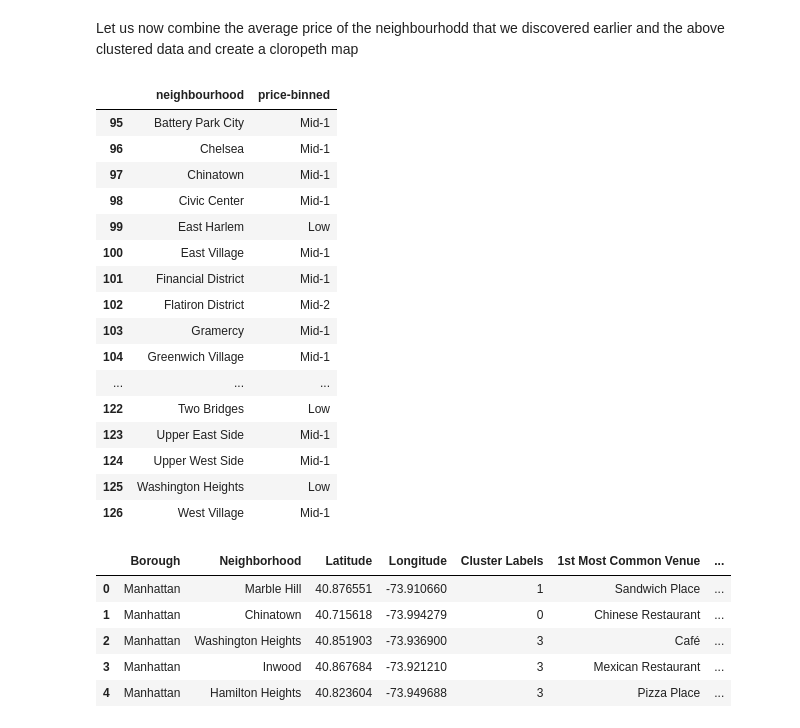
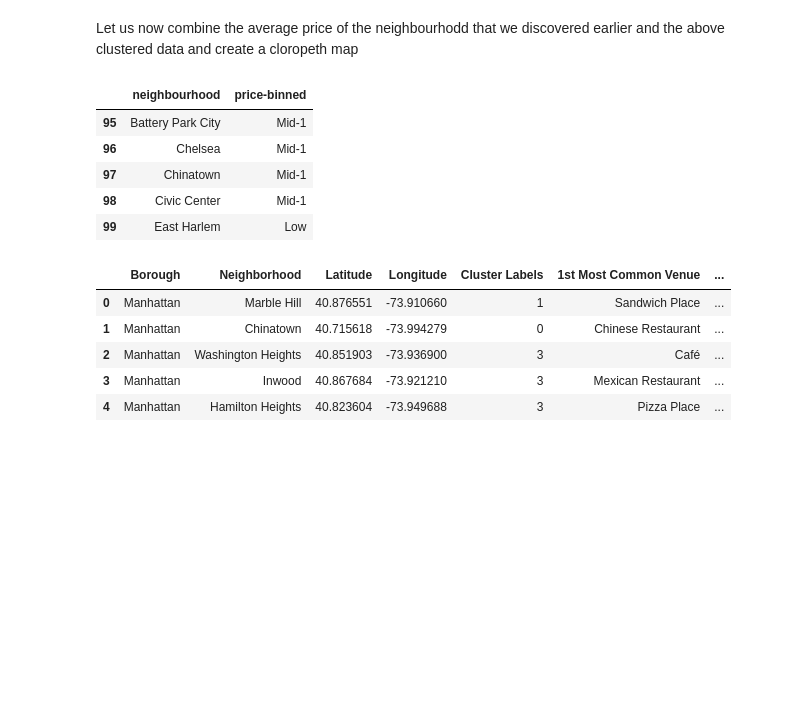
Before and after one commit to Amrutha2509/Coursera_Capstone, a Jupyter notebook: Exploring Airbnb's price for various listings in the neighborhood of New York city.ipynb, the cells around one changed output. Cells and saved outputs as stored; diff of their text form; code cells hidden in the pictures; blank space fills up the shorter version.

```diff
--- a/Exploring Airbnb's price for various listings in the neighborhood of New York city.ipynb
+++ b/Exploring Airbnb's price for various listings in the neighborhood of New York city.ipynb
@@ -897,25 +907,14 @@ cloropeth map
 # %%
 final = df_group[df_group['neighbourhood_group']=='Manhattan']
 final =final[['neighbourhood','price-binned']]
-final
+final.head()
 # %% [output]
 |  | neighbourhood | price-binned |
 | 95 | Battery Park City | Mid-1 |
 | 96 | Chelsea | Mid-1 |
 | 97 | Chinatown | Mid-1 |
 | 98 | Civic Center | Mid-1 |
 | 99 | East Harlem | Low |
-| 100 | East Village | Mid-1 |
-| 101 | Financial District | Mid-1 |
-| 102 | Flatiron District | Mid-2 |
-| 103 | Gramercy | Mid-1 |
-| 104 | Greenwich Village | Mid-1 |
-| ... | ... | ... |
-| 122 | Two Bridges | Low |
-| 123 | Upper East Side | Mid-1 |
-| 124 | Upper West Side | Mid-1 |
-| 125 | Washington Heights | Low |
-| 126 | West Village | Mid-1 |
 # %%
 final = final.rename(columns={"neighbourhood": "Neighborhood"})
 # %%
```
Also changed, not shown: parts of 2 cells of this notebook.
